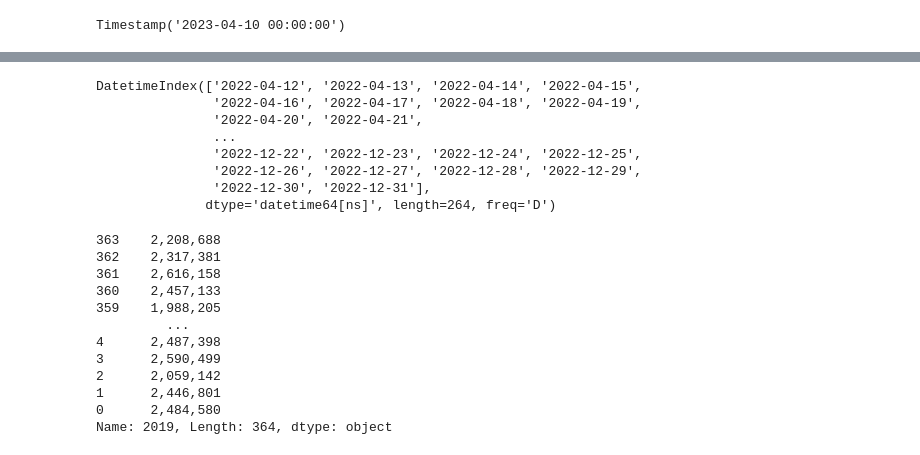
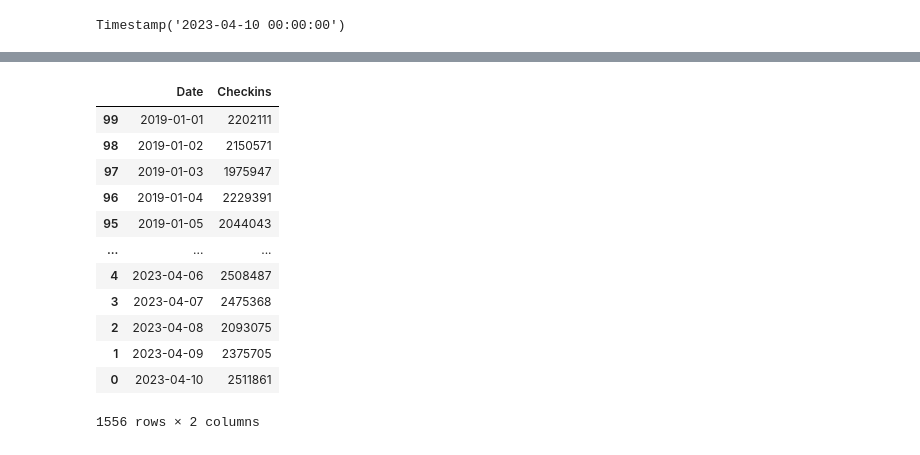
Before and after one commit to bmadnick/FlightDelaysML2, a Jupyter notebook: TSACheckinModel/EDA.ipynb, the cells around one changed output, grey strips where cells are left out. Saved outputs shown, nothing was run; the diff lists cells and outputs as text; code cells hidden in the pictures.

```diff
--- a/TSACheckinModel/EDA.ipynb
+++ b/TSACheckinModel/EDA.ipynb
@@ -57,8 +53,10 @@ def format_to_ts(df, years, truncated_year):
         ts_df = ts_df.append(curr_df)
     #drops the nan values
     x = lambda date: format_date(date, truncated_year)
-    truncated_df = df[["Date", truncated_year]].dropna(inplace = True)
-    truncated_df = truncated_df.map(x)
+    truncated_df = df[["Date", truncated_year]]
+    truncated_df.dropna(inplace = True)
+    truncated_df["Date"] = truncated_df["Date"].map(x)
     truncated_df.rename(columns = {truncated_year : "Checkins"}, inplace = True)
     ts_df = ts_df.append(truncated_df)
+    ts_df = ts_df.sort_values(by = "Date")
     return ts_df
@@ -115,26 +92,0 @@ vals5.dropna(inplace = True)
-# %%
-range5
-# %% [output]
-DatetimeIndex(['2022-04-12', '2022-04-13', '2022-04-14', '2022-04-15',
-               '2022-04-16', '2022-04-17', '2022-04-18', '2022-04-19',
-               '2022-04-20', '2022-04-21',
-               ...
-               '2022-12-22', '2022-12-23', '2022-12-24', '2022-12-25',
-               '2022-12-26', '2022-12-27', '2022-12-28', '2022-12-29',
-               '2022-12-30', '2022-12-31'],
-              dtype='datetime64[ns]', length=264, freq='D')
-# %%
-df["2019"][::-1]
-# %% [output]
-363    2,208,688
-362    2,317,381
-361    2,616,158
-360    2,457,133
-359    1,988,205
-         ...
-4      2,487,398
-3      2,590,499
-2      2,059,142
-1      2,446,801
-0      2,484,580
-Name: 2019, Length: 364, dtype: object
@@ -149,0 +93,18 @@ data.Checkins = data.Checkins.map(to_int)
+# %%
+ts_df["Checkins"] = ts_df["Checkins"].map(to_int)
+# %%
+ts_df
+# %% [output]
+|  | Date | Checkins |
+| 99 | 2019-01-01 | 2202111 |
+| 98 | 2019-01-02 | 2150571 |
+| 97 | 2019-01-03 | 1975947 |
+| 96 | 2019-01-04 | 2229391 |
+| 95 | 2019-01-05 | 2044043 |
+| ... | ... | ... |
+| 4 | 2023-04-06 | 2508487 |
+| 3 | 2023-04-07 | 2475368 |
+| 2 | 2023-04-08 | 2093075 |
+| 1 | 2023-04-09 | 2375705 |
+| 0 | 2023-04-10 | 2511861 |
+1556 rows × 2 columns
```
Also changed, not shown: parts of 20 cells of this notebook, 1 other file.
